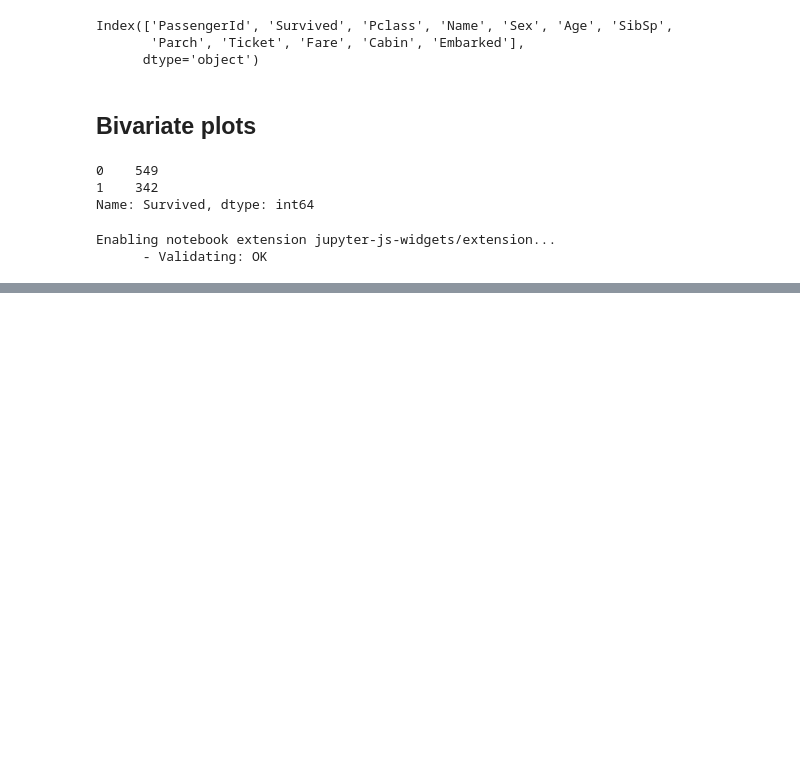
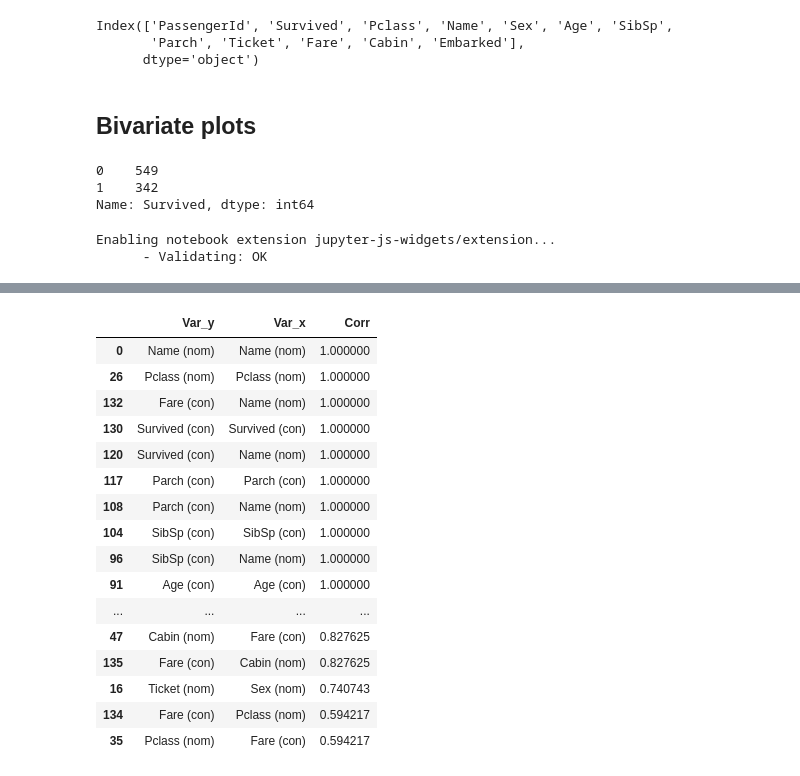
Before and after one commit to edoardovivo/MLAutoEDA, a Jupyter notebook: AutoEDA.ipynb, the cells around one changed output, grey strips where cells are left out. Drawn from its saved outputs; the diff is of its cells as text; code cells hidden in the pictures; blank space fills up the shorter version.

```diff
--- a/AutoEDA.ipynb
+++ b/AutoEDA.ipynb
@@ -101,0 +125,2 @@ sns.set_style('darkgrid')
+# %%
+df_corr, df_corr_ordered, (fig, ax) = eda.associations(dataframe)
@@ -101,0 +130,20 @@ sns.set_style('darkgrid')
+# %%
+df_corr_ordered[0:50]
+# %% [output]
+|  | Var_y | Var_x | Corr |
+| 0 | Name (nom) | Name (nom) | 1.000000 |
+| 26 | Pclass (nom) | Pclass (nom) | 1.000000 |
+| 132 | Fare (con) | Name (nom) | 1.000000 |
+| 130 | Survived (con) | Survived (con) | 1.000000 |
+| 120 | Survived (con) | Name (nom) | 1.000000 |
+| 117 | Parch (con) | Parch (con) | 1.000000 |
+| 108 | Parch (con) | Name (nom) | 1.000000 |
+| 104 | SibSp (con) | SibSp (con) | 1.000000 |
+| 96 | SibSp (con) | Name (nom) | 1.000000 |
+| 91 | Age (con) | Age (con) | 1.000000 |
+| ... | ... | ... | ... |
+| 47 | Cabin (nom) | Fare (con) | 0.827625 |
+| 135 | Fare (con) | Cabin (nom) | 0.827625 |
+| 16 | Ticket (nom) | Sex (nom) | 0.740743 |
+| 134 | Fare (con) | Pclass (nom) | 0.594217 |
+| 35 | Pclass (nom) | Fare (con) | 0.594217 |
```
Also changed, not shown: parts of 10 cells of this notebook, 1 other file.
